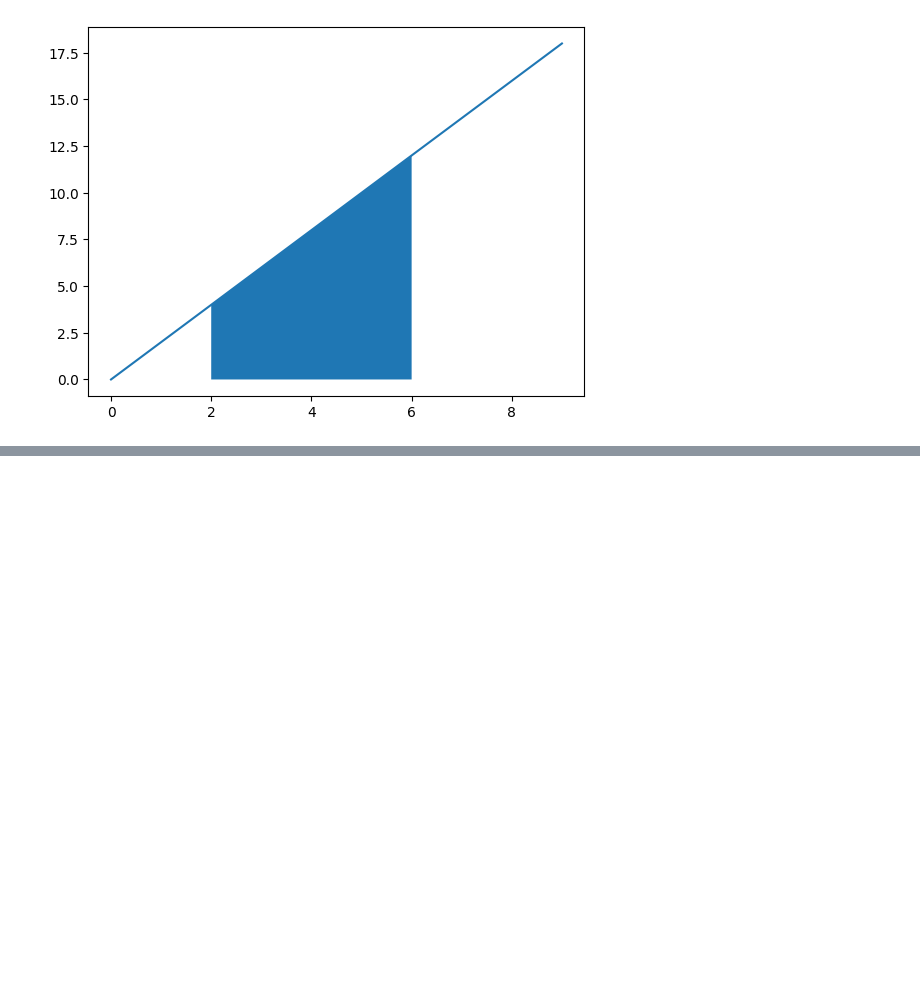
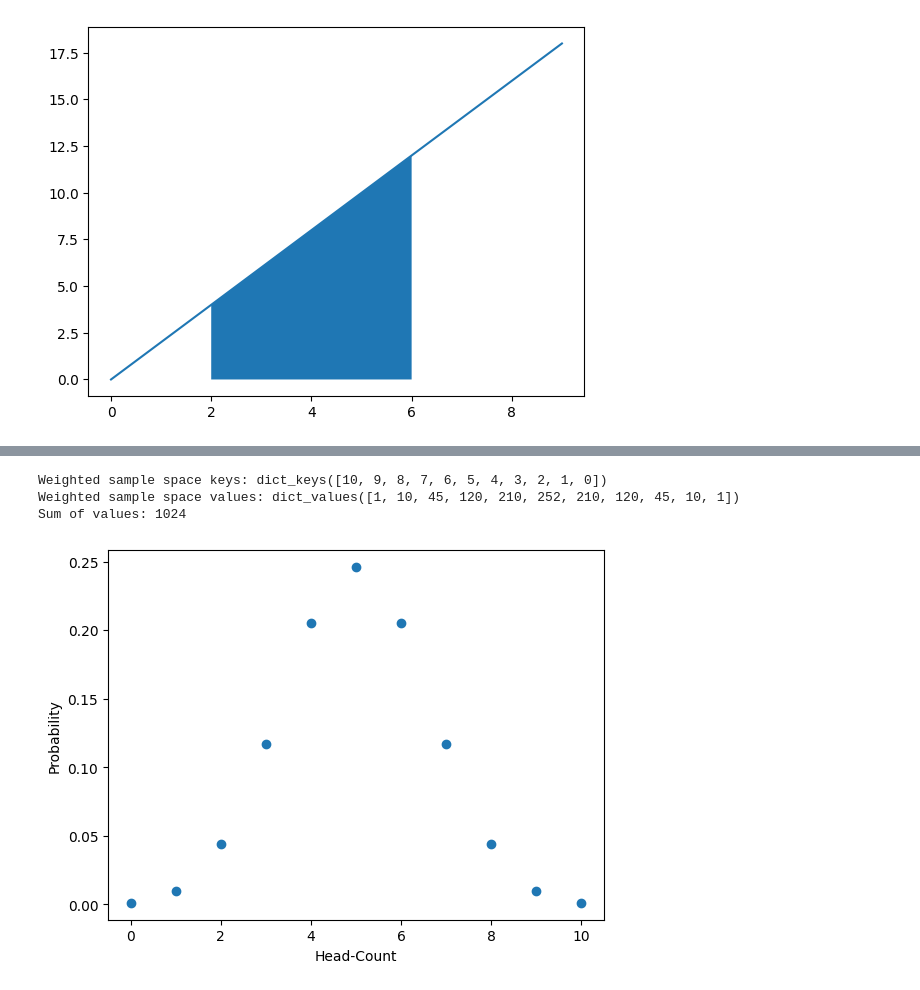
Before and after one commit to tacotuesday/reading_list, a Jupyter notebook: python/data_science_bookcamp/cs01-curriculum.ipynb, the cells around one changed output, grey strips where cells are left out. Cells and saved outputs as stored; diff of their text form; code cells hidden in the pictures; blank space fills up the shorter version.

```diff
--- a/python/data_science_bookcamp/cs01-curriculum.ipynb
+++ b/python/data_science_bookcamp/cs01-curriculum.ipynb
@@ -335,0 +365,19 @@ plt.show()
+# %%
+# Helping myself to understand the structure of `weighted_sample_space`
+print(f'Weighted sample space keys: {weighted_sample_space.keys()}')
+print(f'Weighted sample space values: {weighted_sample_space.values()}')
+print(f'Sum of values: {sum(weighted_sample_space.values())}')
+# %% [output]
+Weighted sample space keys: dict_keys([10, 9, 8, 7, 6, 5, 4, 3, 2, 1, 0])
+Weighted sample space values: dict_values([1, 10, 45, 120, 210, 252, 210, 120, 45, 10, 1])
+Sum of values: 1024
+# %%
+# Plotting the coin-flip probability distribution
+sample_space_size = sum(weighted_sample_space.values())
+prob_x_10_flips = [value / sample_space_size for value in y_10_flips] # The probability of getting x heads in 10 flips
+plt.scatter(x_10_flips, prob_x_10_flips)
+plt.xlabel('Head-Count')
+plt.ylabel('Probability')
+plt.show()
+# %% [output]
+[figure, added]
```
Also changed, not shown: parts of 4 cells of this notebook.
